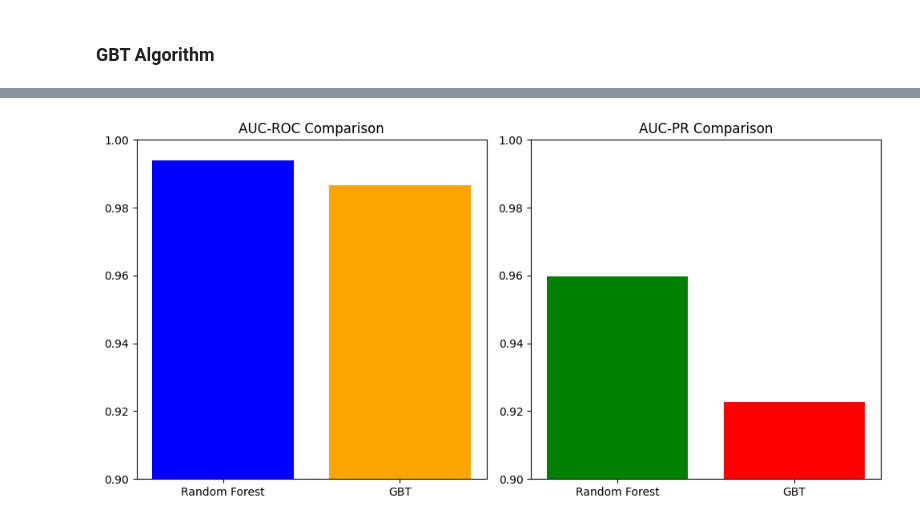
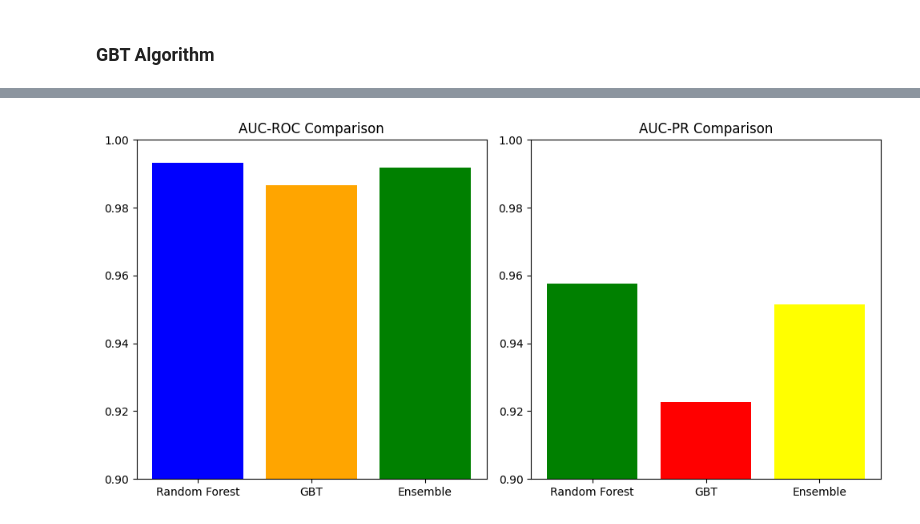
Before and after one commit to 23092003e/Streaming-Fraud-Detection, a Jupyter notebook: notebooks/Modeling.ipynb, the cells around one changed output, grey strips where cells are left out. Saved outputs shown, nothing was run; the diff lists cells and outputs as text; code cells hidden in the pictures.

Commit message:
Add Ensemble Model

```diff
--- a/notebooks/Modeling.ipynb
+++ b/notebooks/Modeling.ipynb
@@ -387,0 +391,24 @@ F1-Score: 0.8197
+# %%
+from pyspark.sql.functions import udf
+from pyspark.ml.linalg import Vectors, VectorUDT
+
+# 1. Chuẩn bị các cột xác suất từ 2 model
+rf_res = rf_predictions.select(col("is_fraud"), col("probability").alias("prob_rf"), col("trans_num"))
+gbt_res = gbt_predictions.select(col("probability").alias("prob_gbt"), col("trans_num"))
+
+# 2. Join kết quả dựa trên mã giao dịch duy nhất
+ensemble_df = rf_res.join(gbt_res, on="trans_num")
+
+# 3. Định nghĩa UDF để lấy trung bình xác suất
+def average_probs(p1, p2):
+    avg_p = (p1[1] + p2[1]) / 2.0
+    return Vectors.dense([1.0 - avg_p, avg_p])
+
+avg_probs_udf = udf(average_probs, VectorUDT())
+
+ensemble_predictions = ensemble_df.withColumn(
+    "probability",
+    avg_probs_udf(col("prob_rf"), col("prob_gbt"))
+)
+
+print("Ensemble predictions created successfully.")
@@ -394,29 +476,33 @@ results = {
     "GBT": {
         "AUC-ROC": evaluator_pr.evaluate(gbt_predictions, {evaluator_pr.metricName: "areaUnderROC"}),
         "AUC-PR": evaluator_pr.evaluate(gbt_predictions, {evaluator_pr.metricName: "areaUnderPR"})
+    },
+    "Ensemble": {
+        "AUC-ROC": evaluator_pr.evaluate(ensemble_predictions, {evaluator_pr.metricName: "areaUnderROC"}),
+        "AUC-PR": evaluator_pr.evaluate(ensemble_predictions, {evaluator_pr.metricName: "areaUnderPR"})
+}
     }
-}
 # %%
 # Vẽ biểu đồ so sánh
 plt.figure(figsize=(10, 5))
 models = list(results.keys())
 roc_values = [results[m]["AUC-ROC"] for m in models]
 pr_values = [results[m]["AUC-PR"] for m in models]
 
 plt.subplot(1, 2, 1)
-plt.bar(models, roc_values, color=['blue', 'orange'])
+plt.bar(models, roc_values, color=['blue', 'orange','green'])
 plt.title("AUC-ROC Comparison")
 plt.ylim(0.9, 1.0)
 
 plt.subplot(1, 2, 2)
-plt.bar(models, pr_values, color=['green', 'red'])
+plt.bar(models, pr_values, color=['green', 'red','yellow'])
 plt.title("AUC-PR Comparison")
 plt.ylim(0.9, 1.0)
 
 plt.tight_layout()
 plt.show()
 # %% [output]
-[figure, old version]
+[figure, new version]
 # %%
 # Save the Random Forest model
 rf_model.bestModel.save("/content/drive/MyDrive/rf_model")
```
Also changed, not shown: parts of 9 cells of this notebook, 2 other files.
